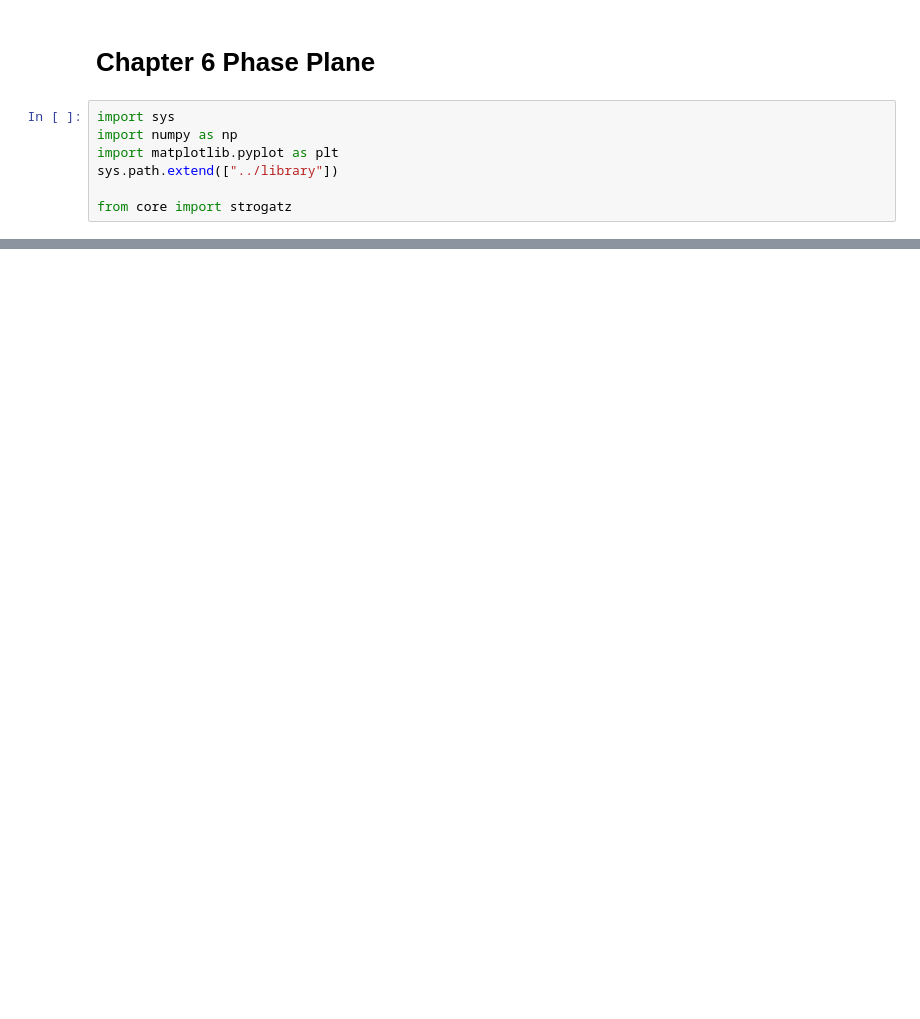
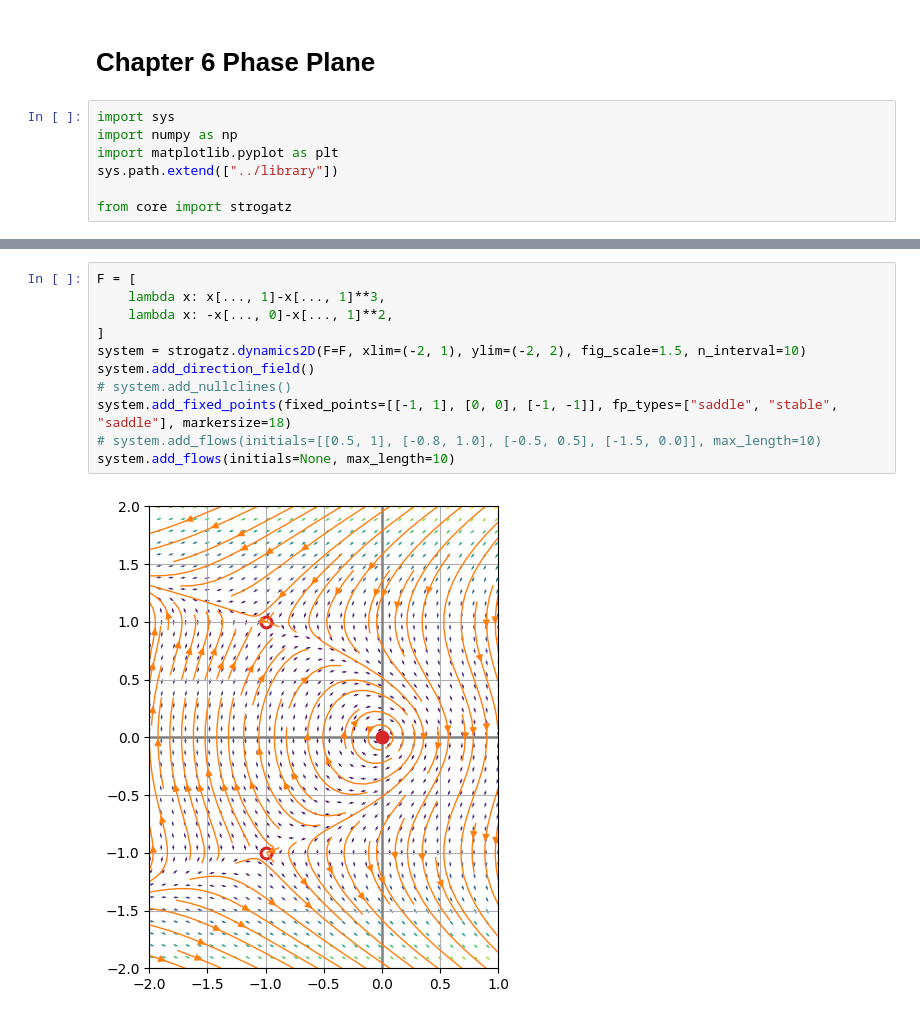
Before and after one commit to koh-my-gosh/strogatz, a Jupyter notebook: src/notebook/chapter_6_phase_plane.ipynb, the cells around one changed output, grey strips where cells are left out. Drawn from its saved outputs; the diff is of its cells as text; blank space fills up the shorter version.

```diff
--- a/src/notebook/chapter_6_phase_plane.ipynb
+++ b/src/notebook/chapter_6_phase_plane.ipynb
@@ -73,0 +74,13 @@ system.add_flows(initials=[[0.5, 1], [1, 0.5], [1.0, 0.9], [0.8, 1.0], [-0.3, -0
+# %%
+F = [
+    lambda x: x[..., 1]-x[..., 1]**3,
+    lambda x: -x[..., 0]-x[..., 1]**2,
+]
+system = strogatz.dynamics2D(F=F, xlim=(-2, 1), ylim=(-2, 2), fig_scale=1.5, n_interval=10)
+system.add_direction_field()
+# system.add_nullclines()
+system.add_fixed_points(fixed_points=[[-1, 1], [0, 0], [-1, -1]], fp_types=["saddle", "stable", "saddle"], markersize=18)
+# system.add_flows(initials=[[0.5, 1], [-0.8, 1.0], [-0.5, 0.5], [-1.5, 0.0]], max_length=10)
+system.add_flows(initials=None, max_length=10)
+# %% [output]
+[figure, added]
```
Also changed, not shown: parts of 5 cells of this notebook, 1 other file.
